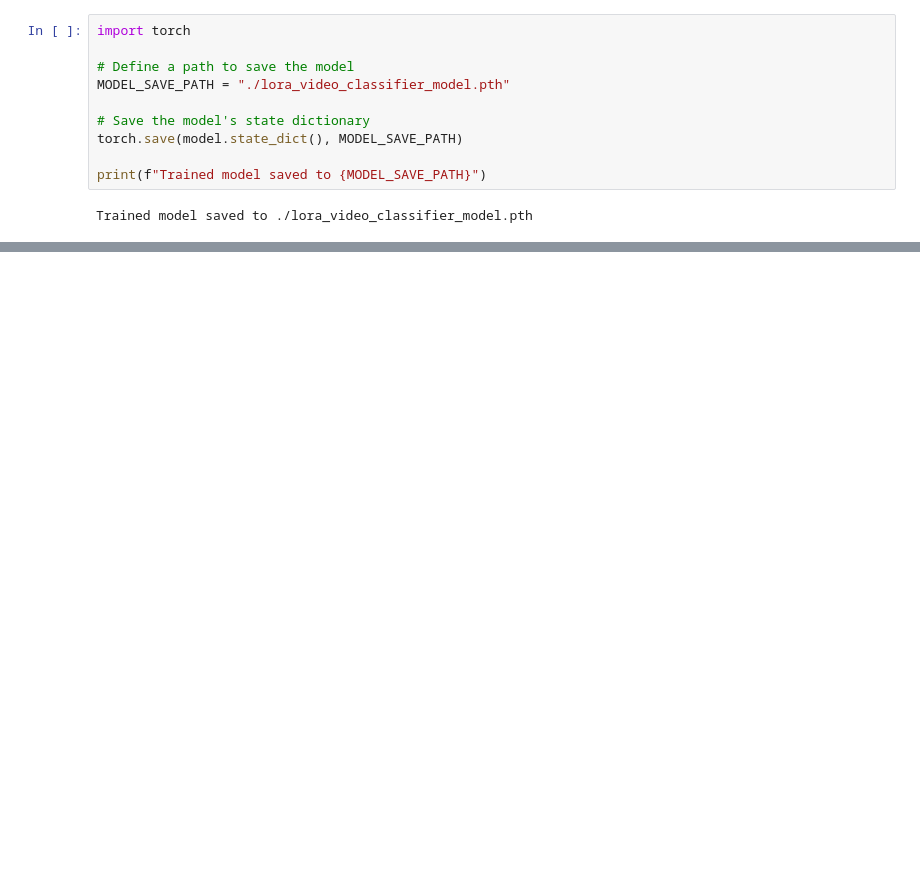
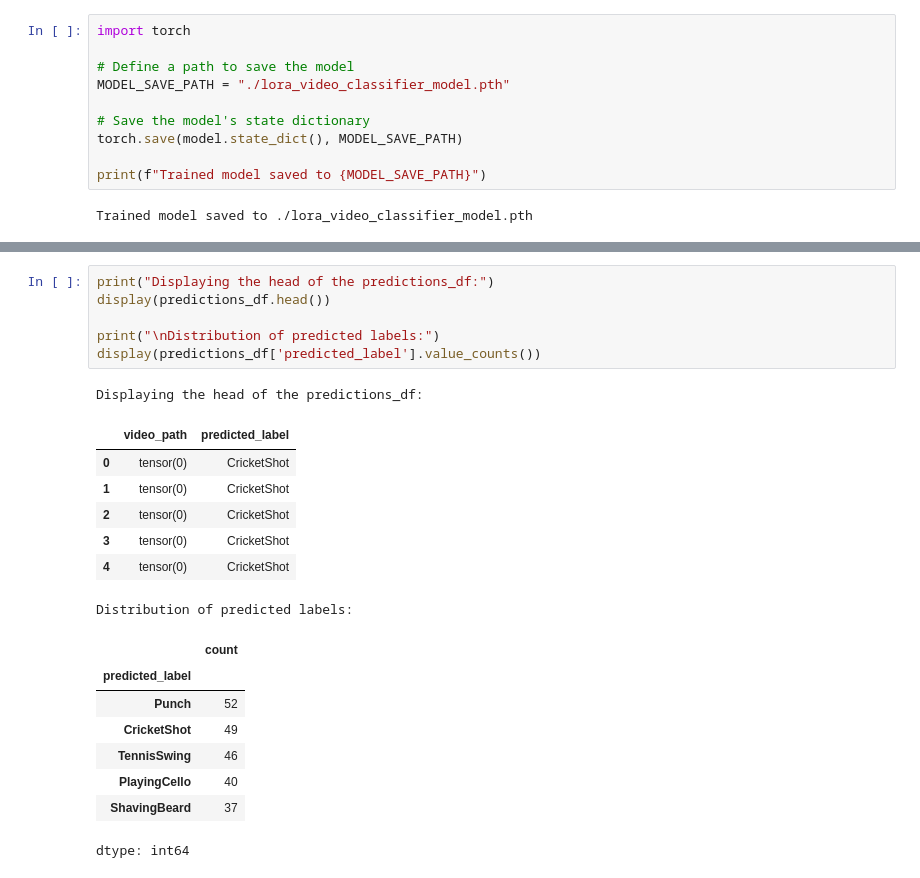
Before and after one commit to gshiva1975/AAI-521-Project, a Jupyter notebook: code/lora_display_working.ipynb, the cells around one changed output, grey strips where cells are left out. Saved outputs shown, nothing was run; the diff lists cells and outputs as text; blank space fills up the shorter version.

```diff
--- a/code/lora_display_working.ipynb
+++ b/code/lora_display_working.ipynb
@@ -667,0 +838,23 @@ else:
+# %%
+print("Displaying the head of the predictions_df:")
+display(predictions_df.head())
+
+print("\nDistribution of predicted labels:")
+display(predictions_df['predicted_label'].value_counts())
+# %% [output]
+Displaying the head of the predictions_df:
+|  | video_path | predicted_label |
+| 0 | tensor(0) | CricketShot |
+| 1 | tensor(0) | CricketShot |
+| 2 | tensor(0) | CricketShot |
+| 3 | tensor(0) | CricketShot |
+| 4 | tensor(0) | CricketShot |
+Distribution of predicted labels:
+|  | count |
+| predicted_label |  |
+| Punch | 52 |
+| CricketShot | 49 |
+| TennisSwing | 46 |
+| PlayingCello | 40 |
+| ShavingBeard | 37 |
+dtype: int64
```
Also changed, not shown: parts of 13 cells of this notebook.
